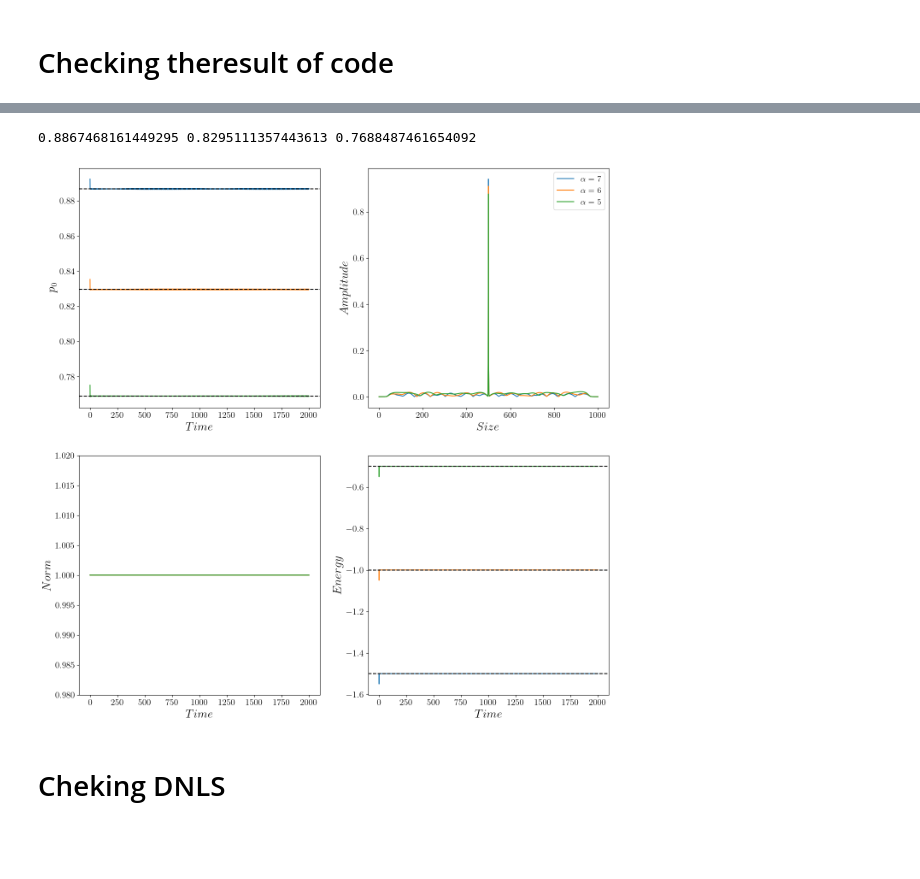
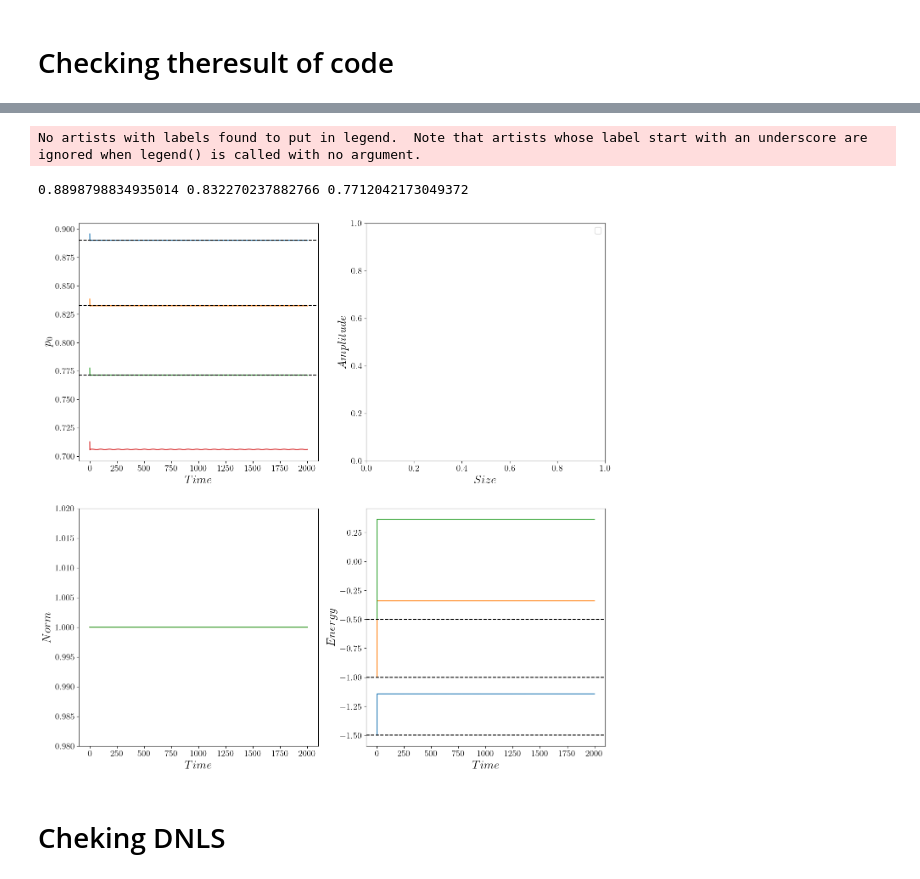
Before and after one commit to eurusebr/FeedBack, a Jupyter notebook: plot (1).ipynb, the cells around one changed output, grey strips where cells are left out. Drawn from its saved outputs; the diff is of its cells as text; code cells hidden in the pictures; blank space fills up the shorter version.

```diff
--- a/plot (1).ipynb
+++ b/plot (1).ipynb
@@ -486,7 +496,7 @@ ValueError: cannot reshape array of size 1001 into shape (4,1001)
 # %%
 alpha = [7,6,5]
 size = 2500
-pzero = np.fromfile("./Adia-0.1/xi(0.8)/pzero.bin", dtype=np.float64).reshape(3, size)
+pzero = np.fromfile("./Adia-0.1/xi(0.8)/pzero.bin", dtype=np.float64).reshape(4, size)
 
 def readcomp(file_path):
     # Read the binary file into a NumPy array
@@ -497,16 +507,16 @@ def readcomp(file_path):
     return complex_data
 
 # Example usage
-file_path = "./Adia-0.1/xi(0.8)/alphavec.bin"
-complex_data = readcomp(file_path)
+#file_path = "./Adia-0.1/xi(0.8)/alphavec.txt"
+#complex_data = readcomp(file_path)
 
 # Reshape the complex array if needed (assuming it has a known shape)
-array_shape = (3, 1001)
-reshaped_data = complex_data.reshape(array_shape)
+#array_shape = (4, 1001)
+#reshaped_data = complex_data.reshape(array_shape)
 
 
-norm = np.fromfile("./Adia-0.1/xi(0.8)/norm.bin", dtype=np.float64).reshape(3, size+1)
-energy = np.fromfile("./Adia-0.1/xi(0.8)/energy.bin", dtype=np.float64).reshape(3, size+1)
+norm = np.fromfile("./Adia-0.1/xi(0.8)/norm.bin", dtype=np.float64).reshape(4, size+1)
+energy = np.fromfile("./Adia-0.1/xi(0.8)/energy.bin", dtype=np.float64).reshape(4, size+1)
 Time = 2000
 N = size
 N1 = size + 1
@@ -516,40 +526,43 @@ fig, ax = plt.subplots(nrows=2, ncols=2,figsize=(16, 16))
 ax[0,0].plot(time, pzero[0])
 ax[0,0].plot(time, pzero[1])
 ax[0,0].plot(time, pzero[2])
+ax[0,0].plot(time, pzero[3])
+
 ax[0,0].axhline(y = np.mean(pzero[0]), color = 'black', linestyle = '--')
 ax[0,0].axhline(y = np.mean(pzero[1]), color = 'black', linestyle = '--')
 ax[0,0].axhline(y = np.mean(pzero[2]), color = 'black', linestyle = '--')
 ax[0,0].set_xlabel(r'$Time$')
 ax[0,0].set_ylabel(r'$p_0$')
 
-ax[0,1].plot(np.abs(reshaped_data[0]), label=r'$\alpha$ = ' + str(alpha[0]))
-ax[0,1].plot(np.abs(reshaped_data[1]), label=r'$\alpha$ = ' + str(alpha[1]))
-ax[0,1].plot(np.abs(reshaped_data[2]), label=r'$\alpha$ = ' + str(alpha[2]))
+#ax[0,1].plot(np.abs(reshaped_data[0]), label=r'$\alpha$ = ' + str(alpha[0]))
+#ax[0,1].plot(np.abs(reshaped_data[1]), label=r'$\alpha$ = ' + str(alpha[1]))
+#ax[0,1].plot(np.abs(reshaped_data[2]), label=r'$\alpha$ = ' + str(alpha[2]))
 ax[0,1].set_xlabel(r'$Size$')
 ax[0,1].set_ylabel(r'$Amplitude$')
 ax[0,1].legend(fontsize = 14)
 
 
 ax[1,0].plot(newtime, norm[0])
 ax[1,0].plot(newtime, norm[1])
 ax[1,0].plot(newtime, norm[2])
 ax[1,0].set_ylim(0.98,1.02)
 ax[1,0].set_xlabel(r'$Time$')
 ax[1,0].set_ylabel(r'$Norm$')
 
 ax[1,1].plot(newtime, energy[0])
 ax[1,1].plot(newtime, energy[1])
 ax[1,1].plot(newtime, energy[2])
 ax[1,1].axhline(y = -1.5, color = 'black', linestyle = '--')
 ax[1,1].axhline(y = -1, color = 'black', linestyle = '--')
 ax[1,1].axhline(y = -0.5, color = 'black', linestyle = '--')
 ax[1,1].set_xlabel(r'$Time$')
 ax[1,1].set_ylabel(r'$Energy$')
 
 print(np.mean(pzero[0]), np.mean(pzero[1]), np.mean(pzero[2]))
 # %% [output]
-0.8867468161449295 0.8295111357443613 0.7688487461654092
+No artists with labels found to put in legend.  Note that artists whose label start with an underscore are ignored when legend() is called with no argument.
+0.8898798834935014 0.832270237882766 0.7712042173049372
-[figure, old version]
+[figure, new version]
 # %% [markdown]
 # Cheking DNLS
 # %%
```
Also changed, not shown: parts of 4 cells of this notebook.
